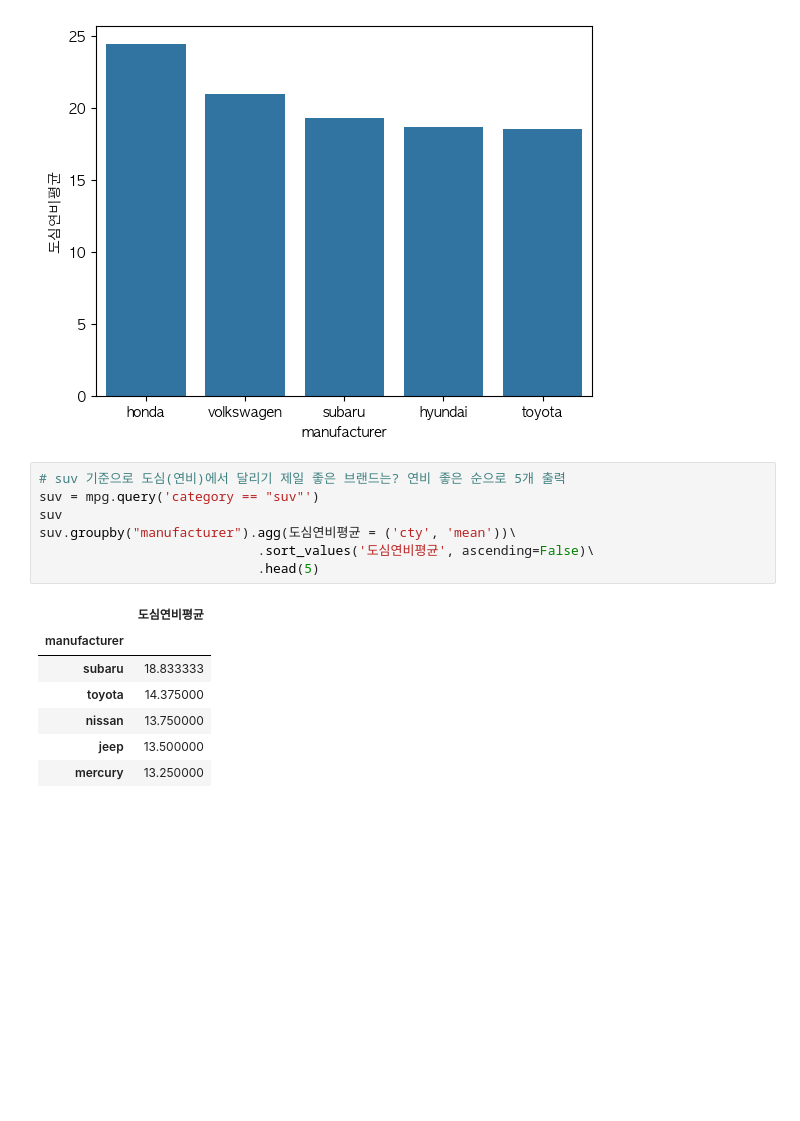
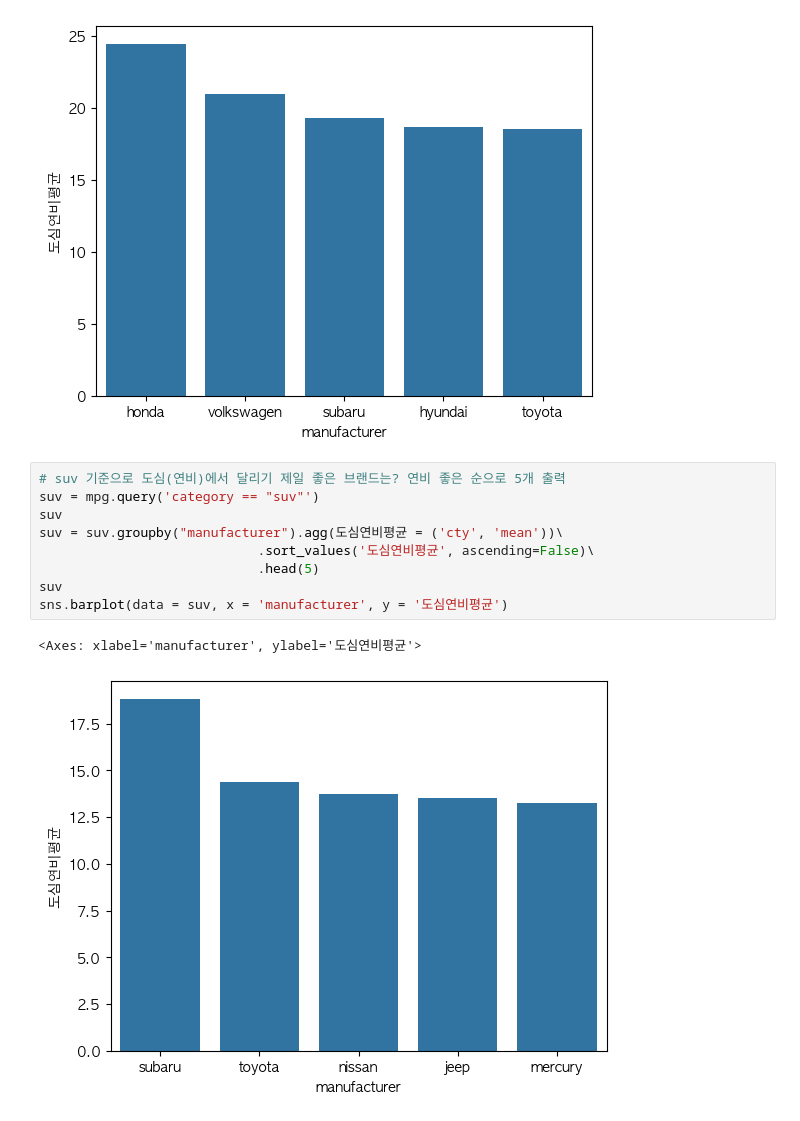
Before and after one commit to 1anminJ/2024-2_python, a Jupyter notebook: week5/week5.ipynb, the cells around one changed output. Cells and saved outputs as stored; diff of their text form; blank space fills up the shorter version.

```diff
--- a/week5/week5.ipynb
+++ b/week5/week5.ipynb
@@ -201,15 +202,12 @@ sns.barplot(data = result, x = 'manufacturer', y = '도심연비평균')
 # %%
 # suv 기준으로 도심(연비)에서 달리기 제일 좋은 브랜드는? 연비 좋은 순으로 5개 출력
 suv = mpg.query('category == "suv"')
 suv
-suv.groupby("manufacturer").agg(도심연비평균 = ('cty', 'mean'))\
+suv = suv.groupby("manufacturer").agg(도심연비평균 = ('cty', 'mean'))\
                             .sort_values('도심연비평균', ascending=False)\
                             .head(5)
+suv
+sns.barplot(data = suv, x = 'manufacturer', y = '도심연비평균')
 # %% [output]
-|  | 도심연비평균 |
-| manufacturer |  |
-| subaru | 18.833333 |
-| toyota | 14.375000 |
-| nissan | 13.750000 |
-| jeep | 13.500000 |
-| mercury | 13.250000 |
+<Axes: xlabel='manufacturer', ylabel='도심연비평균'>
+[figure, added]
```
Also changed, not shown: parts of 1 cell of this notebook.
